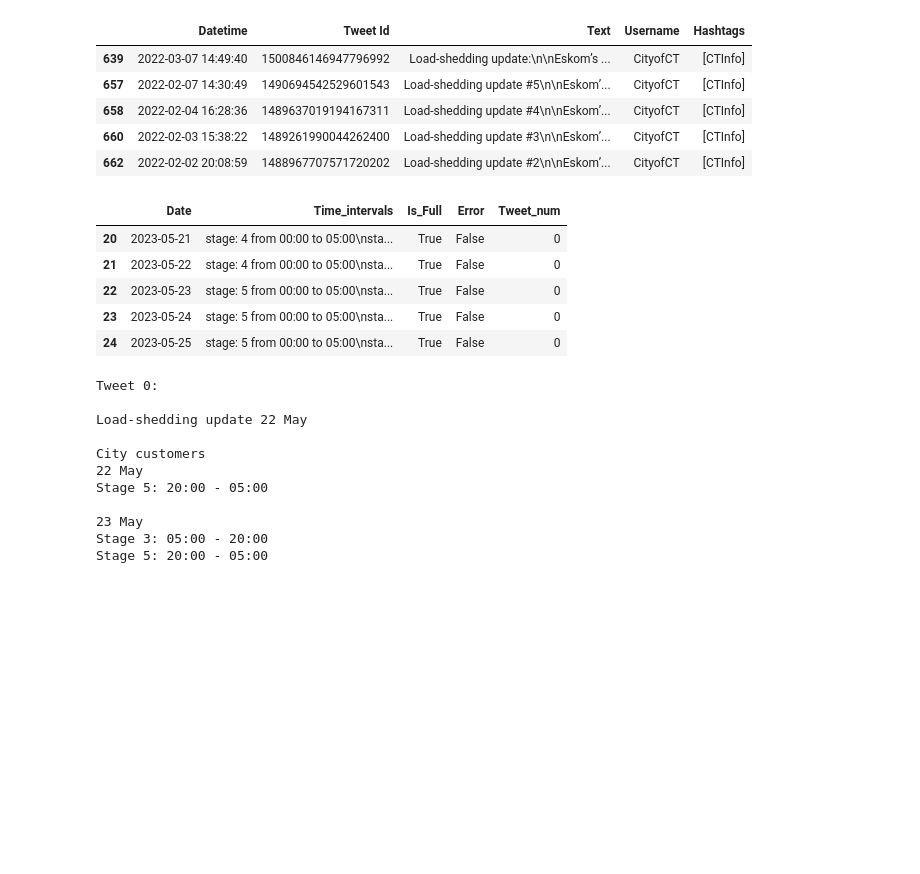
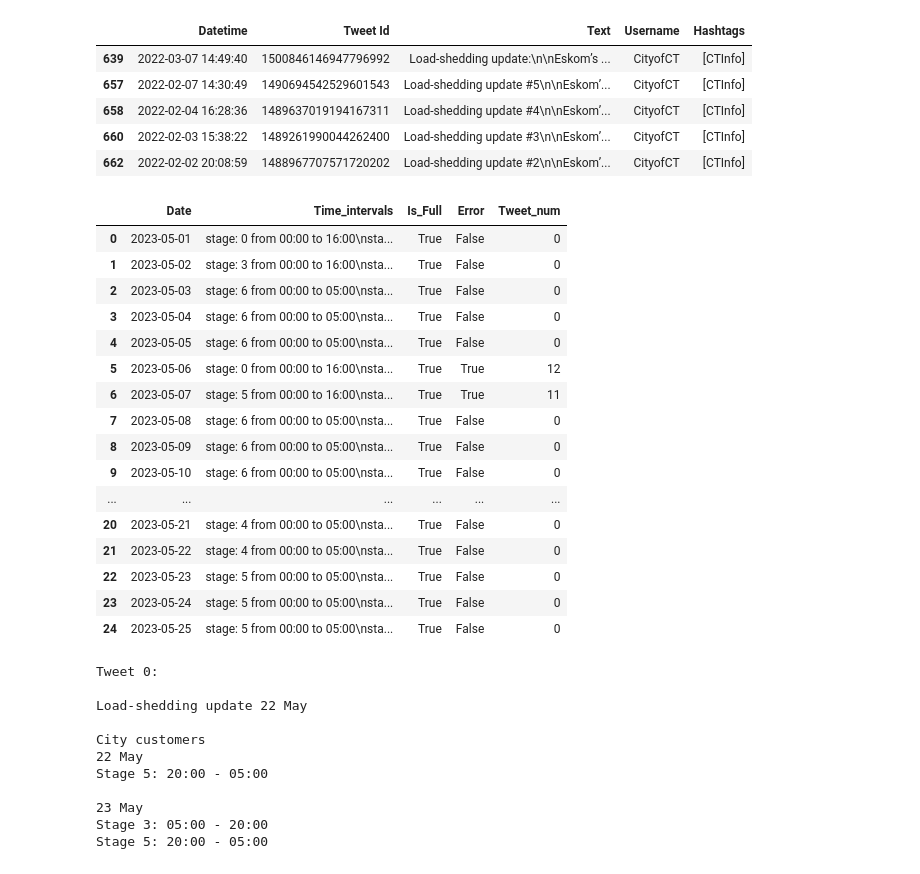
Before and after one commit to Julio-Baeta1/loadshedding_helper_code, a Jupyter notebook: eskom_past_stages/Eskom_loadshedding_stages_explore.ipynb, the cells around one changed output. Saved outputs shown, nothing was run; the diff lists cells and outputs as text; code cells hidden in the pictures; blank space fills up the shorter version.

Commit message:
Fix: add slots for date inline with other text

```diff
--- a/eskom_past_stages/Eskom_loadshedding_stages_explore.ipynb
+++ b/eskom_past_stages/Eskom_loadshedding_stages_explore.ipynb
@@ -175,7 +178,6 @@ class DayStages:
         stage_list = []
 
         for line in lines:
-
             if(is_stage == True):
 
                 words = line.split(' ')# words = ["Stage", "X:", "Time1", "-", "Time2"]
@@ -236,8 +238,8 @@ class DayStages:
                     is_stage == False
 
 
-            if(isDateTime(line)): # Test if line has date and if we are entering a possible stage section
-                date = parse(line)
+            if(isDateTime(line,True)): # Test if line has date and if we are entering a possible stage section
+                date = parse(line,fuzzy=True)
                 is_stage = True
 
     def FillEmptySlots(self):
@@ -267,24 +269,35 @@ class DayStages:
 # %%
 start_date = '5/01/2023'
 end_date = '5/25/2023'
 myStages = DayStages(start_date,end_date)
 
 #Extract information from tweets
 #for i in range(14): #Currently testing for 5 tweets
 for i in range(13,-1,-1):
     tweet = ctinfo_df.iloc[i]['Text']
     lines = tweet.split('\n')
     myStages.setStages(lines,i)
 
 
 #print(myStages.stage_df['Time_intervals'][22])
 
 #MUST FIX PROPERLY
 myStages.FillEmptySlots() #Only to ensure that everyday has a time interval
 
-myStages.stage_df.tail()
+myStages.stage_df.tail(25)
 # %% [output]
 |  | Date | Time_intervals | Is_Full | Error | Tweet_num |
+| 0 | 2023-05-01 | stage: 0 from 00:00 to 16:00\nsta... | True | False | 0 |
+| 1 | 2023-05-02 | stage: 3 from 00:00 to 16:00\nsta... | True | False | 0 |
+| 2 | 2023-05-03 | stage: 6 from 00:00 to 05:00\nsta... | True | False | 0 |
+| 3 | 2023-05-04 | stage: 6 from 00:00 to 05:00\nsta... | True | False | 0 |
+| 4 | 2023-05-05 | stage: 6 from 00:00 to 05:00\nsta... | True | False | 0 |
+| 5 | 2023-05-06 | stage: 0 from 00:00 to 16:00\nsta... | True | True | 12 |
+| 6 | 2023-05-07 | stage: 5 from 00:00 to 16:00\nsta... | True | True | 11 |
+| 7 | 2023-05-08 | stage: 6 from 00:00 to 05:00\nsta... | True | False | 0 |
+| 8 | 2023-05-09 | stage: 6 from 00:00 to 05:00\nsta... | True | False | 0 |
+| 9 | 2023-05-10 | stage: 6 from 00:00 to 05:00\nsta... | True | False | 0 |
+| ... | ... | ... | ... | ... | ... |
 | 20 | 2023-05-21 | stage: 4 from 00:00 to 05:00\nsta... | True | False | 0 |
 | 21 | 2023-05-22 | stage: 4 from 00:00 to 05:00\nsta... | True | False | 0 |
 | 22 | 2023-05-23 | stage: 5 from 00:00 to 05:00\nsta... | True | False | 0 |
```
Also changed, not shown: parts of 3 cells of this notebook.
